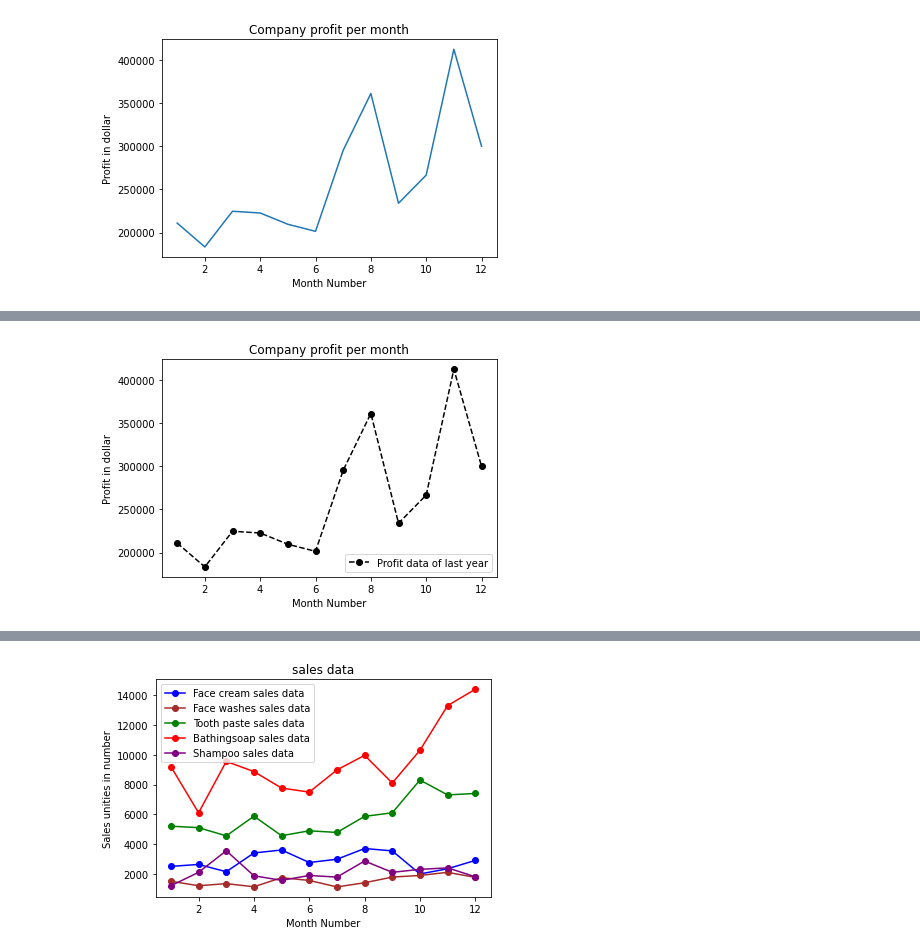
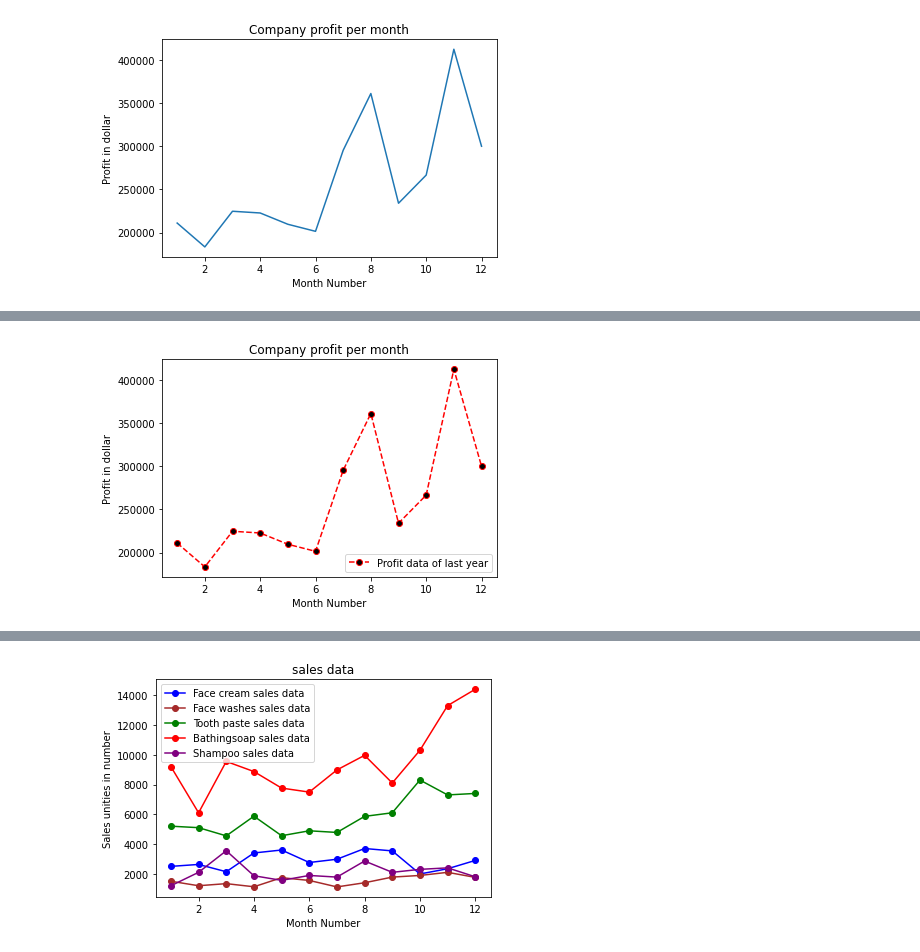
Before and after one commit to momodiagne/AlgorithmicUsingPython, a Jupyter notebook: day06/assignments/01-matplotlib_basic_assignment.ipynb, the cells around one changed output, grey strips where cells are left out. Cells and saved outputs as stored; diff of their text form; code cells hidden in the pictures.

```diff
--- a/day06/assignments/01-matplotlib_basic_assignment.ipynb
+++ b/day06/assignments/01-matplotlib_basic_assignment.ipynb
@@ -64,18 +64,18 @@ plt.show()
 # %%
 import matplotlib.pyplot as plt
 import pandas as pd
 tab=pd.read_csv("../data/company_sales_data.csv")
 a=tab.values
 x=tab.iloc[:,0]
 y=tab.iloc[:,-1]
-plt.plot(x,y,"k--o",label="Profit data of last year")
+plt.plot(x,y,"--",color="r",marker="o",markerfacecolor="k",label="Profit data of last year")
 plt.xlabel("Month Number")
 plt.ylabel("Profit in dollar")
 plt.legend(loc="lower right")
 plt.title("Company profit per month")
 plt.show()
 # %% [output]
-[figure, old version]
+[figure, new version]
 # %% [markdown]
 ## Exercise 3
 **Read all product sales data and show it  using a multiline plot**
```
Also changed, not shown: parts of 7 cells of this notebook, 1 other file.
